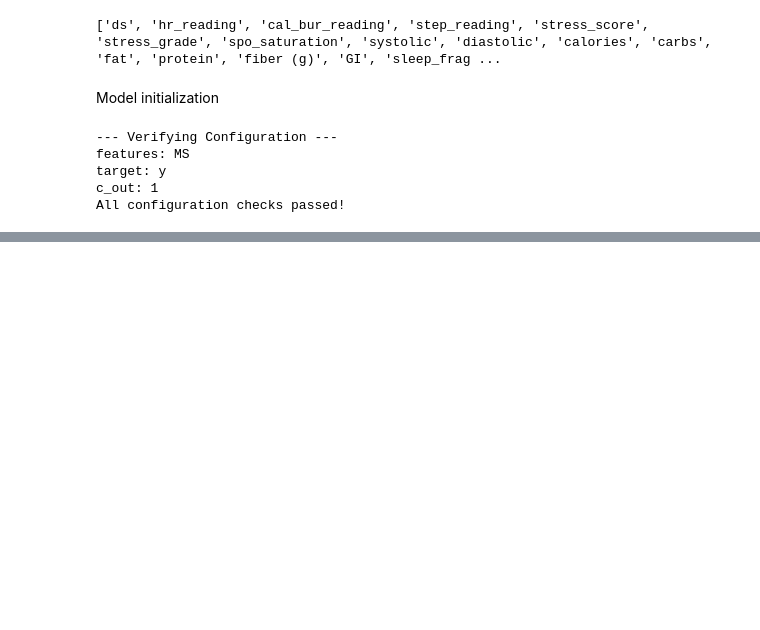
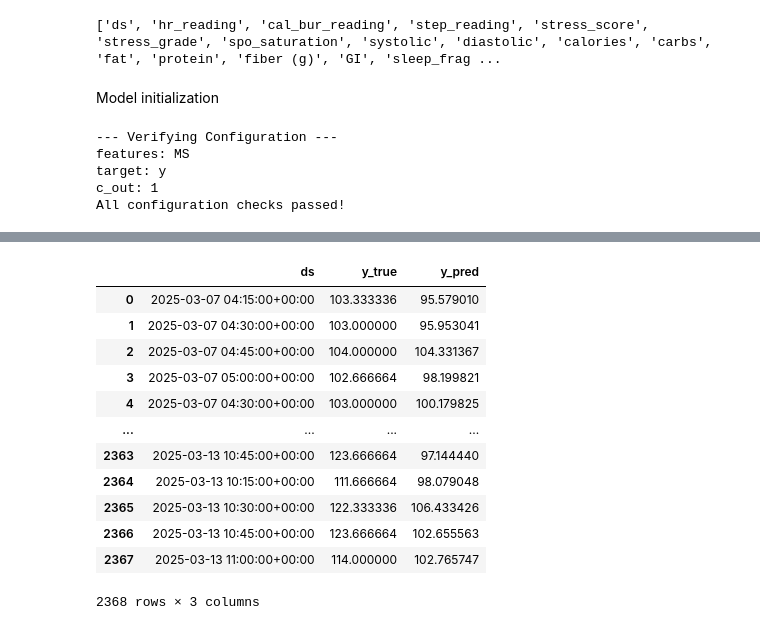
Before and after one commit to Prajwaln08/FEDFormer01, a Jupyter notebook: code.ipynb, the cells around one changed output, grey strips where cells are left out. Saved outputs shown, nothing was run; the diff lists cells and outputs as text; code cells hidden in the pictures; blank space fills up the shorter version.

```diff
--- a/code.ipynb
+++ b/code.ipynb
@@ -678,0 +733,16 @@ test_output_df = pd.DataFrame({
+# %%
+output_test
+# %% [output]
+|  | ds | y_true | y_pred |
+| 0 | 2025-03-07 04:15:00+00:00 | 103.333336 | 95.579010 |
+| 1 | 2025-03-07 04:30:00+00:00 | 103.000000 | 95.953041 |
+| 2 | 2025-03-07 04:45:00+00:00 | 104.000000 | 104.331367 |
+| 3 | 2025-03-07 05:00:00+00:00 | 102.666664 | 98.199821 |
+| 4 | 2025-03-07 04:30:00+00:00 | 103.000000 | 100.179825 |
+| ... | ... | ... | ... |
+| 2363 | 2025-03-13 10:45:00+00:00 | 123.666664 | 97.144440 |
+| 2364 | 2025-03-13 10:15:00+00:00 | 111.666664 | 98.079048 |
+| 2365 | 2025-03-13 10:30:00+00:00 | 122.333336 | 106.433426 |
+| 2366 | 2025-03-13 10:45:00+00:00 | 123.666664 | 102.655563 |
+| 2367 | 2025-03-13 11:00:00+00:00 | 114.000000 | 102.765747 |
+2368 rows × 3 columns
```
Also changed, not shown: parts of 19 cells of this notebook, 1 other file.
